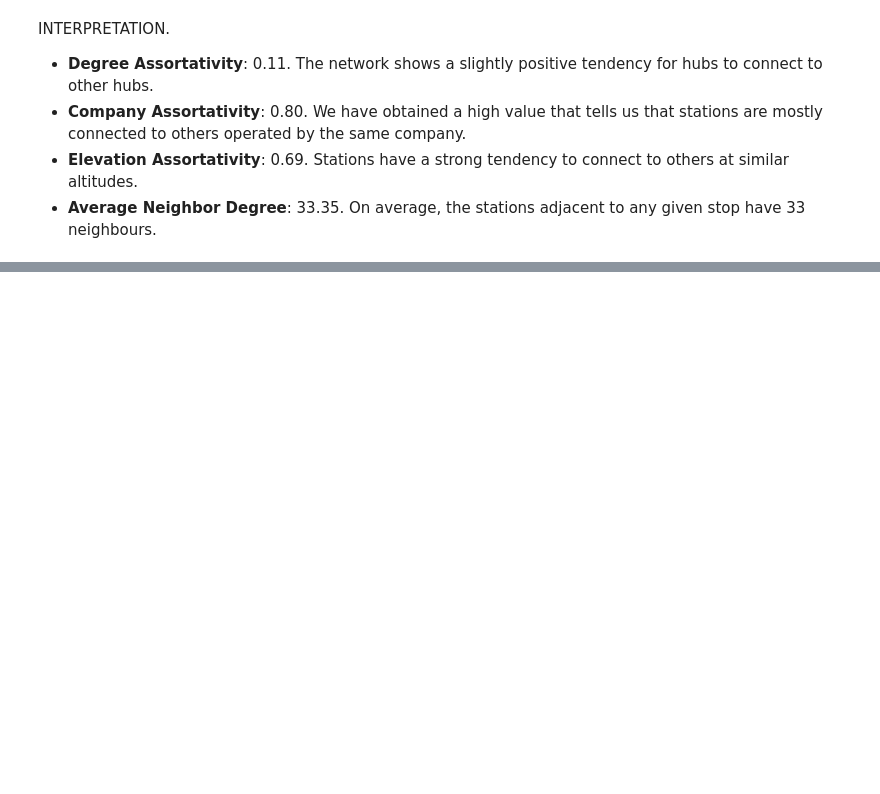
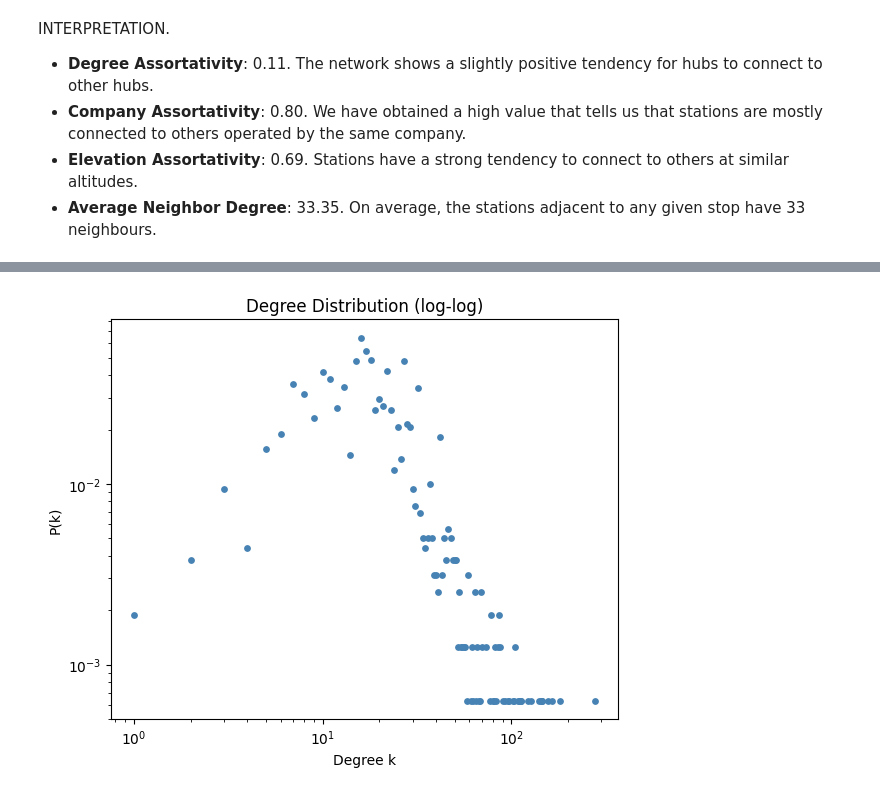
Before and after one commit to alvarosg285/swiss_railway_complex_network, a Jupyter notebook: main.ipynb, the cells around one changed output, grey strips where cells are left out. Saved outputs shown, nothing was run; the diff lists cells and outputs as text; code cells hidden in the pictures; blank space fills up the shorter version.

```diff
--- a/main.ipynb
+++ b/main.ipynb
@@ -1361,0 +1407,12 @@ INTERPRETATION.
+# %%
+plt.figure(figsize=(6, 5))
+plt.scatter(k_values, pk_values, color='steelblue', s=15)
+plt.xscale('log')
+plt.yscale('log')
+plt.xlabel('Degree k')
+plt.ylabel('P(k)')
+plt.title('Degree Distribution (log-log)')
+plt.tight_layout()
+plt.show()
+# %% [output]
+[figure, added]
```
Also changed, not shown: parts of 15 cells of this notebook.
